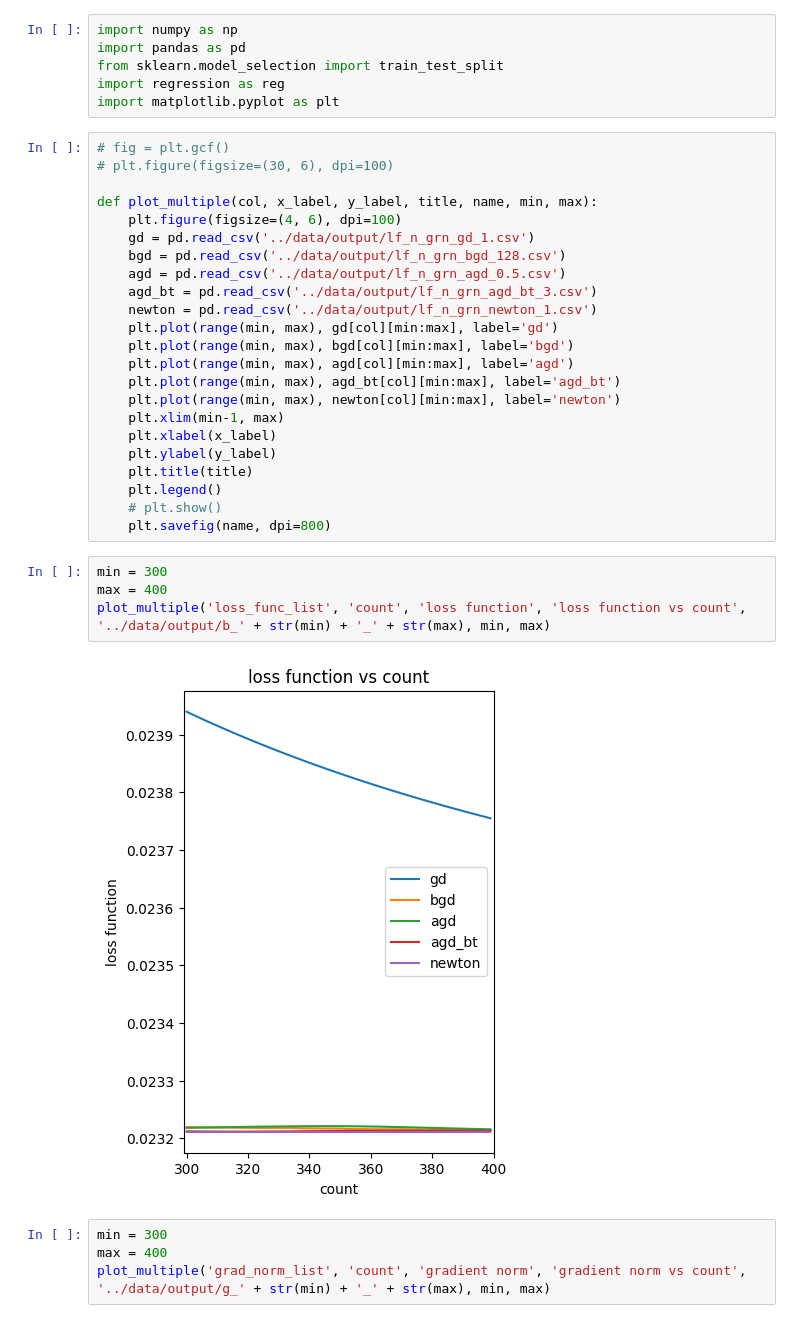
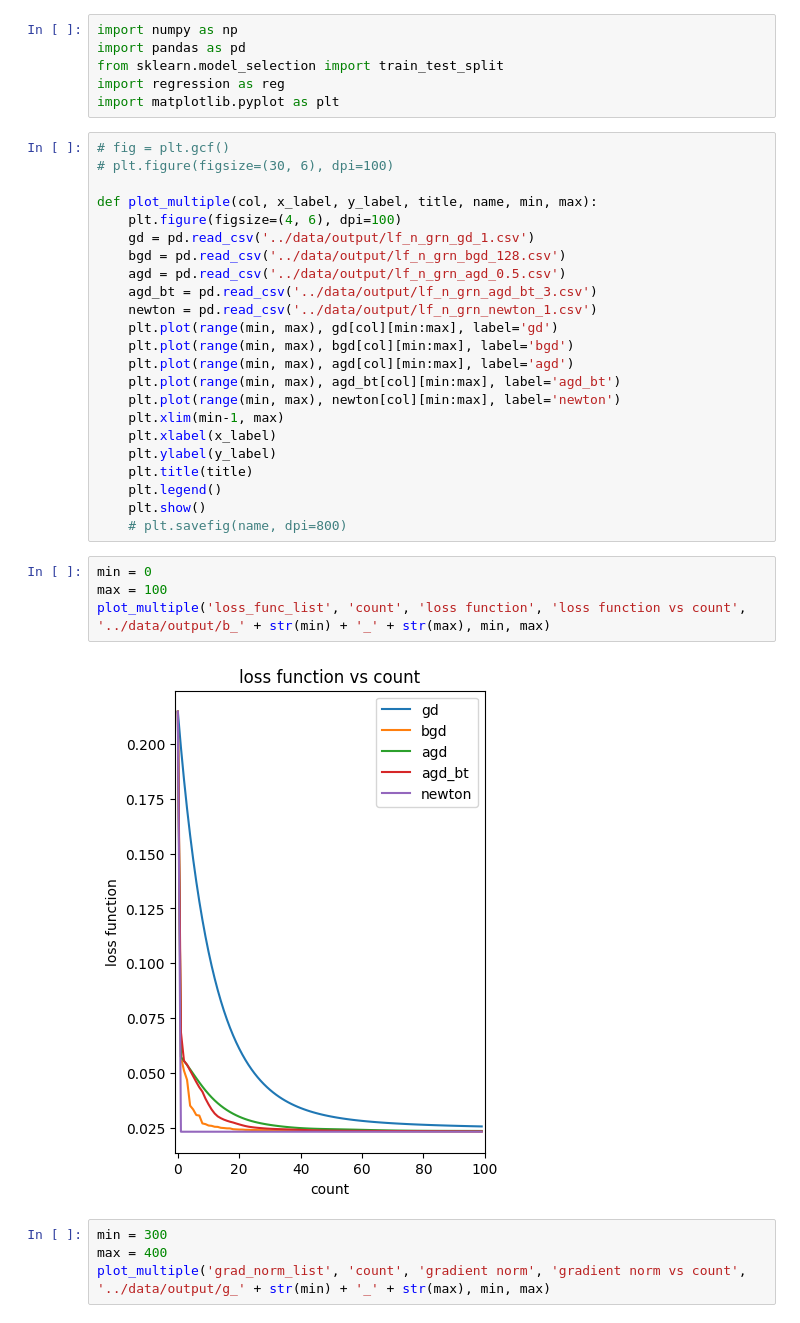
Before and after one commit to batman0911/regression_algorithm, a Jupyter notebook: kc_house/visual.ipynb, the cells around one changed output. Cells and saved outputs as stored; diff of their text form.

```diff
--- a/kc_house/visual.ipynb
+++ b/kc_house/visual.ipynb
@@ -25,14 +25,14 @@ def plot_multiple(col, x_label, y_label, title, name, min, max):
     plt.ylabel(y_label)
     plt.title(title)
     plt.legend()
-    # plt.show()
-    plt.savefig(name, dpi=800)
+    plt.show()
+    # plt.savefig(name, dpi=800)
 # %%
-min = 300
-max = 400
+min = 0
+max = 100
 plot_multiple('loss_func_list', 'count', 'loss function', 'loss function vs count', '../data/output/b_' + str(min) + '_' + str(max), min, max)
 # %% [output]
-[figure, old version]
+[figure, new version]
 # %%
 min = 300
 max = 400
```
Also changed, not shown: parts of 3 cells of this notebook, 6 other files.
